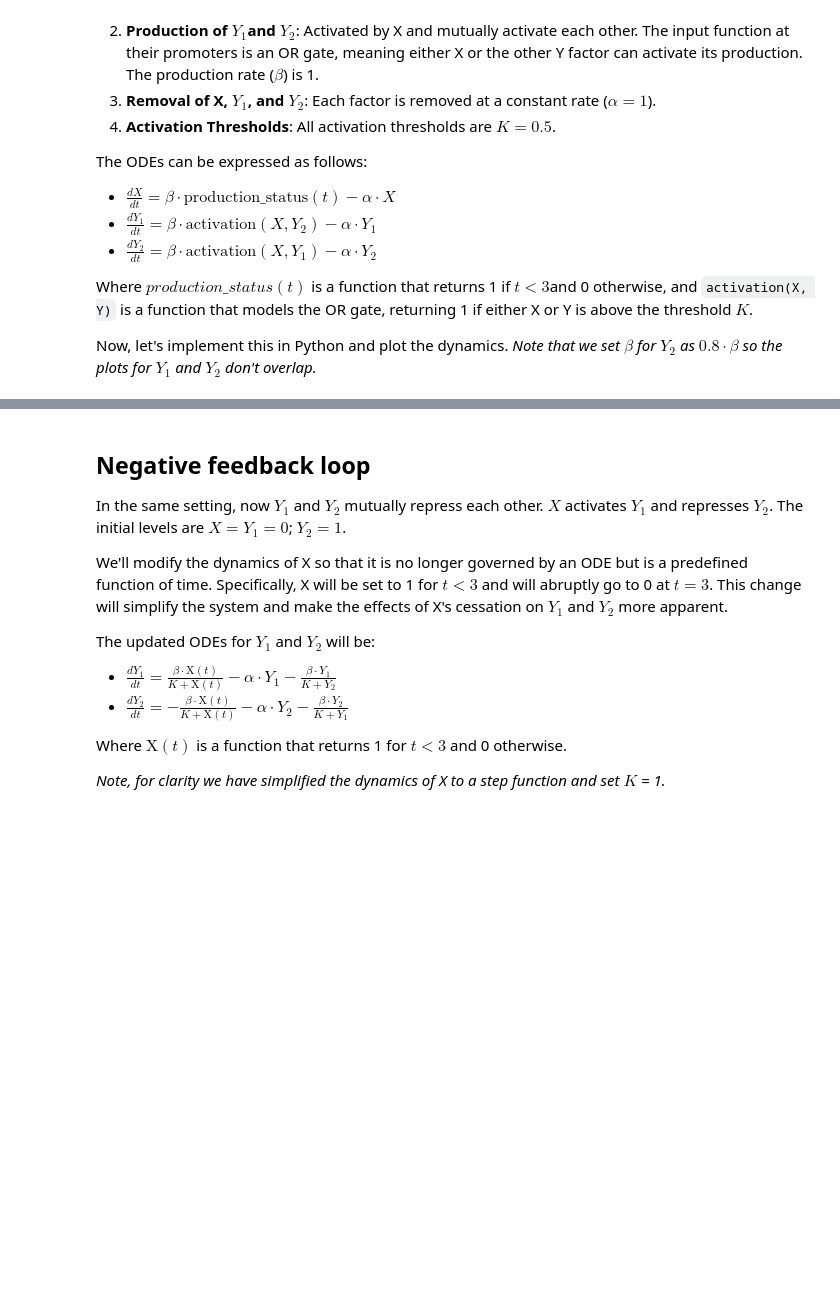
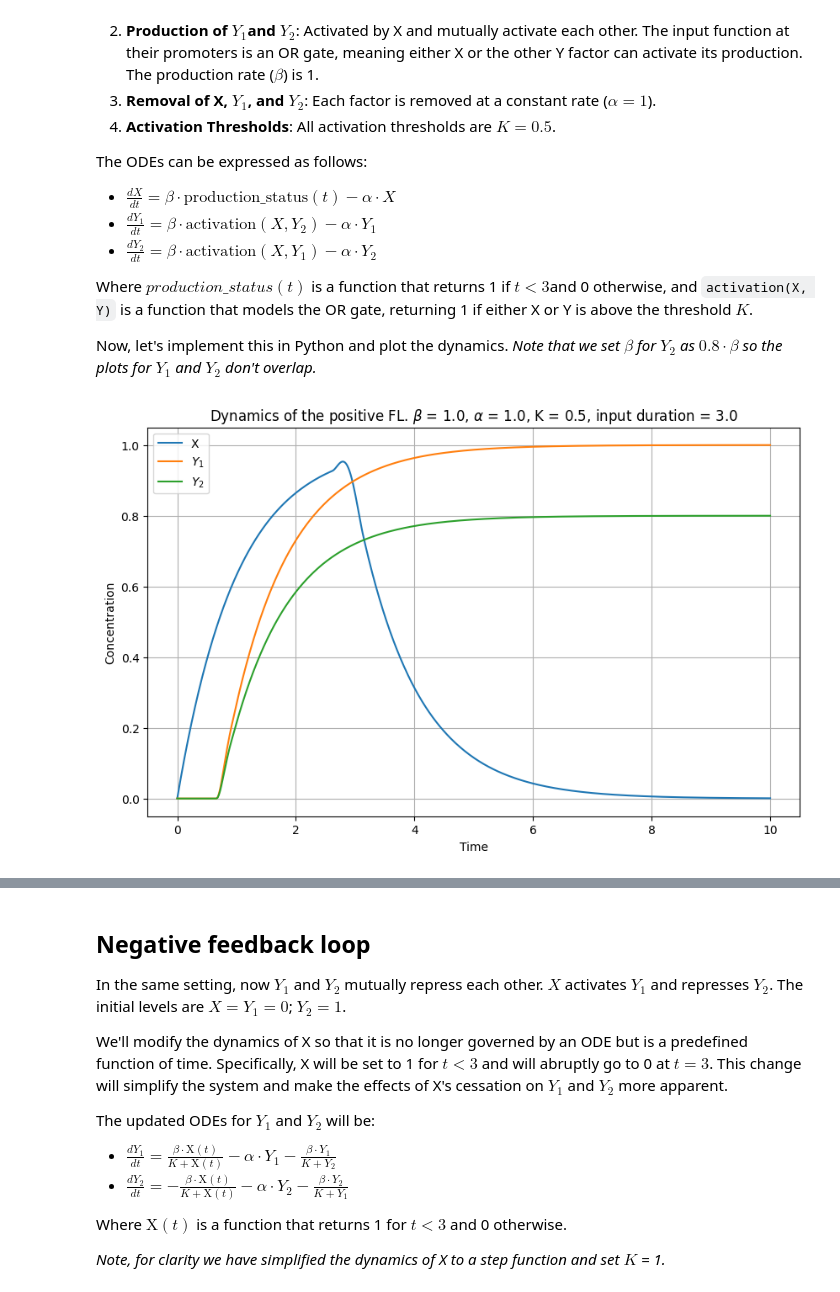
Before and after one commit to amoyag/Biofisica, a Jupyter notebook: session3_complexcircuits.ipynb, the cells around one changed output, grey strips where cells are left out. Cells and saved outputs as stored; diff of their text form; code cells hidden in the pictures; blank space fills up the shorter version.

```diff
--- a/session3_complexcircuits.ipynb
+++ b/session3_complexcircuits.ipynb
@@ -59,40 +60,44 @@ from scipy.integrate import solve_ivp
 import matplotlib.pyplot as plt
 
 # Parameters
-beta = 1
-alpha = 1
-K = 0.5
+beta = 1 # production
+alpha = 1 # removal rate
+K = 0.5 # activation threshold
+t_threshold = 3 #duration of X production
 
 # ODE system
 def odes(t, state):
     X, Y1, Y2 = state
-    production_status = 1 if t < 3 else 0
+    production_status = 1 if t < t_threshold else 0
     activation_Y1 = 1 if X > K or Y2 > K else 0
     activation_Y2 = 1 if X > K or Y1 > K else 0
 
     dXdt = beta * production_status - alpha * X
     dY1dt = beta * activation_Y1 - alpha * Y1
     dY2dt = (0.8*beta) * activation_Y2 - alpha * Y2
 
     return [dXdt, dY1dt, dY2dt]
 
 # Initial conditions
 initial_state = [0, 0, 0]  # X, Y1, Y2 initially zero
 
 # Time points where the solution is computed
 time = np.linspace(0, 10, 500)
 
 # Solve ODE
 solution = solve_ivp(odes, [0, 10], initial_state, t_eval=time)
 
 # Plot results
 plt.figure(figsize=(10, 6))
 plt.plot(solution.t, solution.y[0], label='X')
 plt.plot(solution.t, solution.y[1], label='$Y_1$')
 plt.plot(solution.t, solution.y[2], label='$Y_2$')
 plt.xlabel('Time')
 plt.ylabel('Concentration')
-plt.title('Dynamics of the Transcription Factors')
+title = f'Dynamics of the positive FL. $\\beta$ = {beta:.1f}, $\\alpha$ = {alpha:.1f}, K = {K:.1f}, input duration = {t_threshold:.1f}'
+plt.title(title)
 plt.legend()
 plt.grid(True)
 plt.show()
+# %% [output]
+[figure, added]
```
Also changed, not shown: parts of 7 cells of this notebook.
